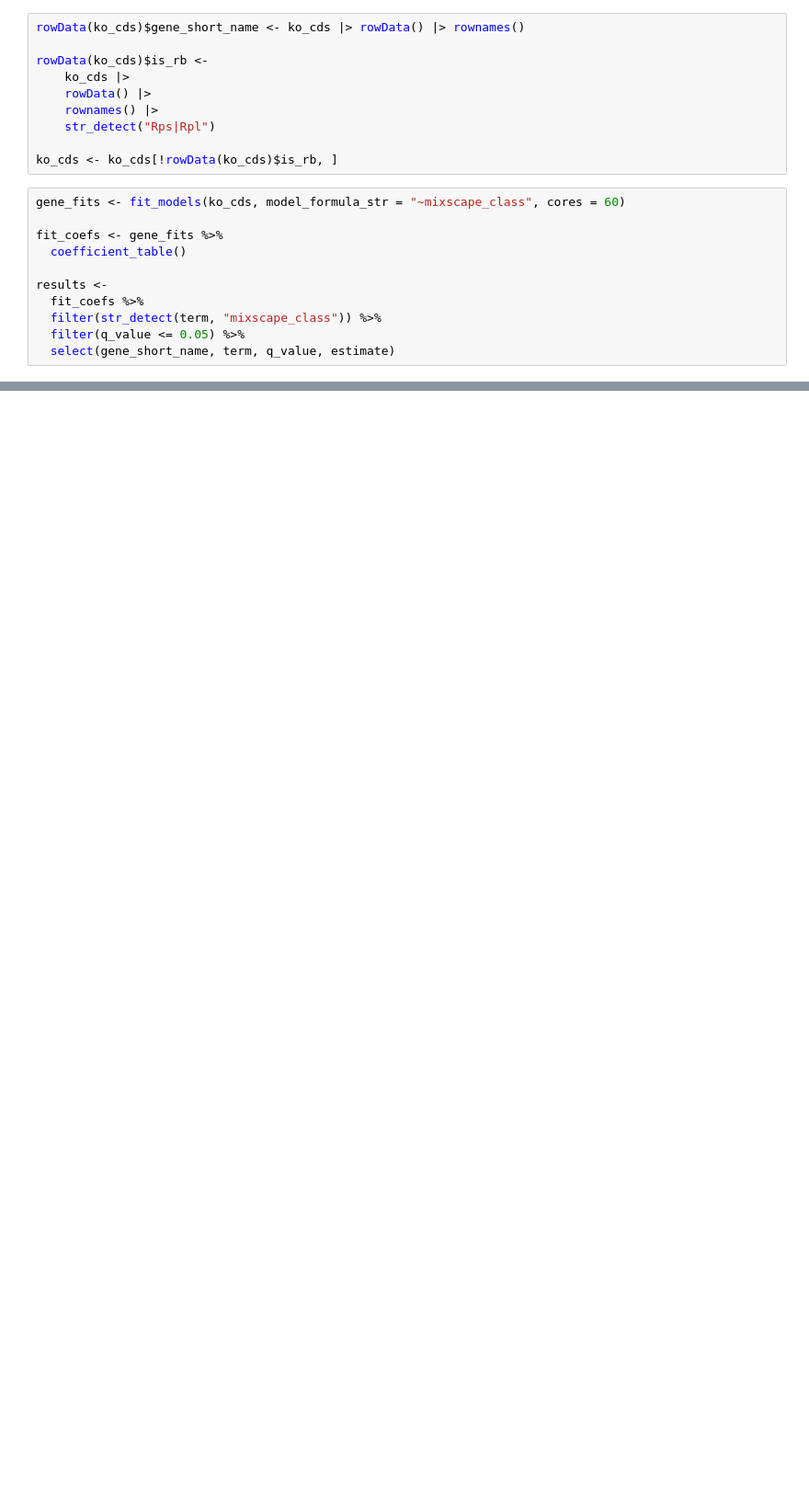
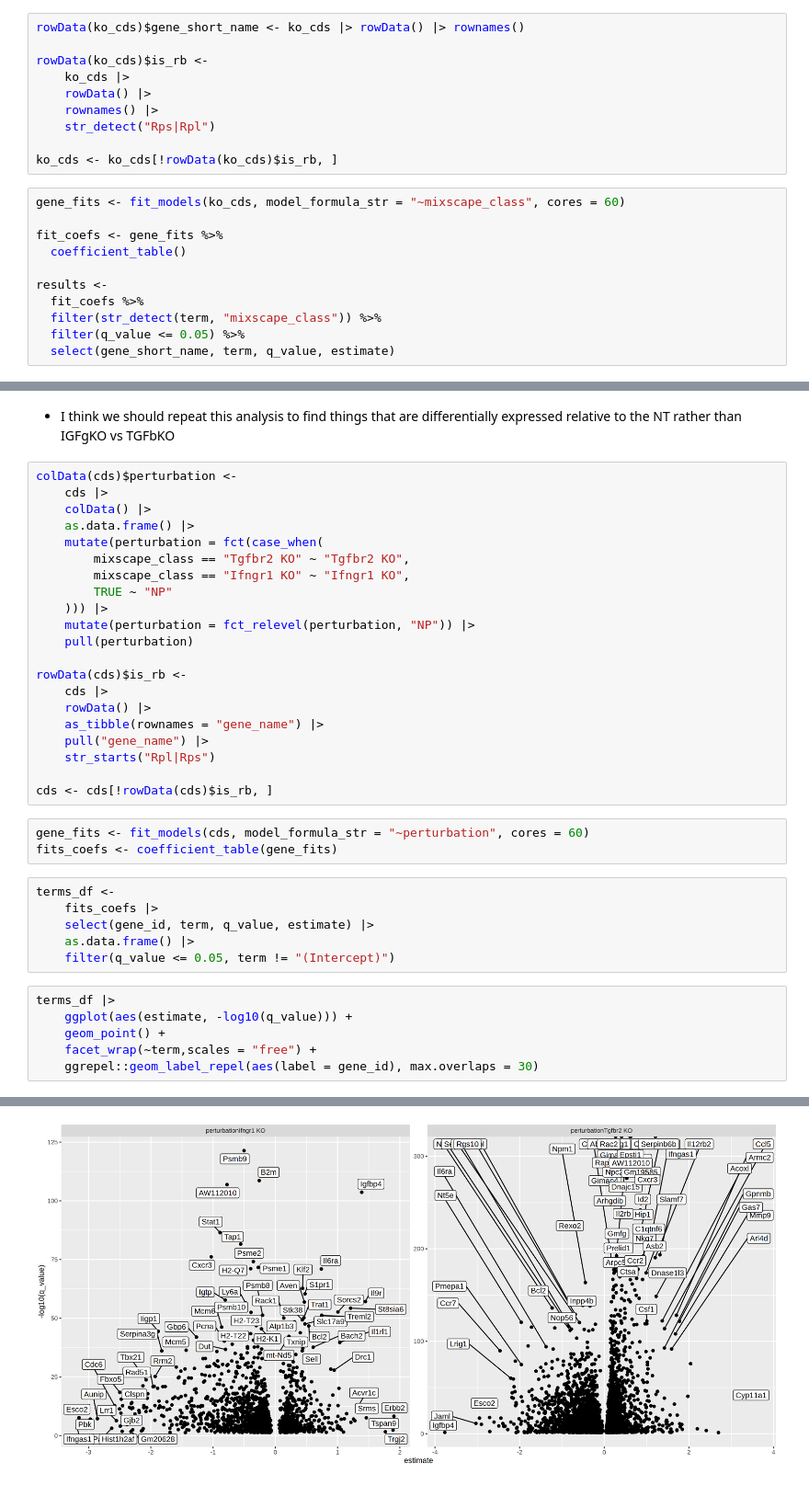
Before and after one commit to eric-y-wang/CTR02_CTR03_PL, a Jupyter notebook: PAL008.ipynb, the cells around one changed output, grey strips where cells are left out. Shown at 92% size. Drawn from its saved outputs; the diff is of its cells as text; blank space fills up the shorter version.

```diff
--- a/PAL008.ipynb
+++ b/PAL008.ipynb
@@ -109,0 +120,39 @@ Warning message:
+# %% [markdown]
+- I think we should repeat this analysis to find things that are differentially expressed relative to the NT rather than IGFgKO vs TGFbKO
+# %%
+colData(cds)$perturbation <-
+    cds |>
+    colData() |>
+    as.data.frame() |>
+    mutate(perturbation = fct(case_when(
+        mixscape_class == "Tgfbr2 KO" ~ "Tgfbr2 KO",
+        mixscape_class == "Ifngr1 KO" ~ "Ifngr1 KO",
+        TRUE ~ "NP"
+    ))) |>
+    mutate(perturbation = fct_relevel(perturbation, "NP")) |>
+    pull(perturbation)
+
+rowData(cds)$is_rb <-
+    cds |>
+    rowData() |>
+    as_tibble(rownames = "gene_name") |>
+    pull("gene_name") |>
+    str_starts("Rpl|Rps")
+
+cds <- cds[!rowData(cds)$is_rb, ]
+# %%
+gene_fits <- fit_models(cds, model_formula_str = "~perturbation", cores = 60)
+fits_coefs <- coefficient_table(gene_fits)
+# %%
+terms_df <-
+    fits_coefs |>
+    select(gene_id, term, q_value, estimate) |>
+    as.data.frame() |>
+    filter(q_value <= 0.05, term != "(Intercept)")
+# %%
+terms_df |>
+    ggplot(aes(estimate, -log10(q_value))) +
+    geom_point() +
+    facet_wrap(~term,scales = "free") +
+    ggrepel::geom_label_repel(aes(label = gene_id), max.overlaps = 30)
+# %% [output]
@@ -109,0 +163 @@ Warning message:
+[figure, added]
```
Also changed, not shown: parts of 18 cells of this notebook, 6 other files.
